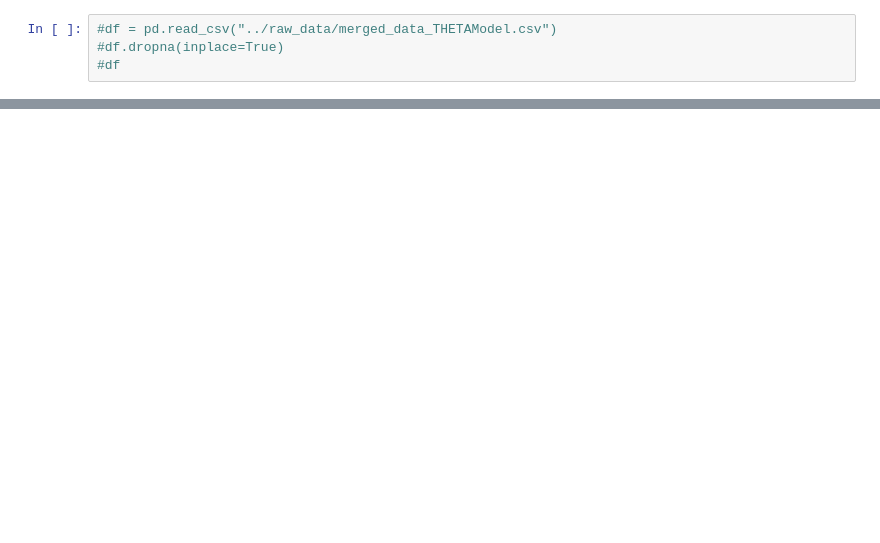
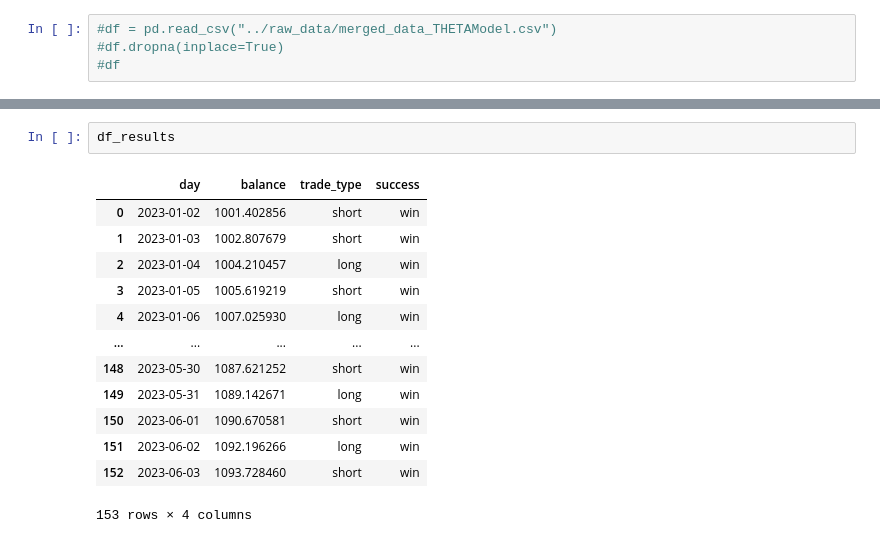
Before and after one commit to MehmetSever09/assist_trader, a Jupyter notebook: notebook/backtesting-models-lr.ipynb, the cells around one changed output, grey strips where cells are left out. Cells and saved outputs as stored; diff of their text form; blank space fills up the shorter version.

```diff
--- a/notebook/backtesting-models-lr.ipynb
+++ b/notebook/backtesting-models-lr.ipynb
@@ -430,0 +215,16 @@ memory usage: 40.5+ KB
+# %%
+df_results
+# %% [output]
+|  | day | balance | trade_type | success |
+| 0 | 2023-01-02 | 1001.402856 | short | win |
+| 1 | 2023-01-03 | 1002.807679 | short | win |
+| 2 | 2023-01-04 | 1004.210457 | long | win |
+| 3 | 2023-01-05 | 1005.619219 | short | win |
+| 4 | 2023-01-06 | 1007.025930 | long | win |
+| ... | ... | ... | ... | ... |
+| 148 | 2023-05-30 | 1087.621252 | short | win |
+| 149 | 2023-05-31 | 1089.142671 | long | win |
+| 150 | 2023-06-01 | 1090.670581 | short | win |
+| 151 | 2023-06-02 | 1092.196266 | long | win |
+| 152 | 2023-06-03 | 1093.728460 | short | win |
+153 rows × 4 columns
```
Also changed, not shown: parts of 18 cells of this notebook, 1 other file.
